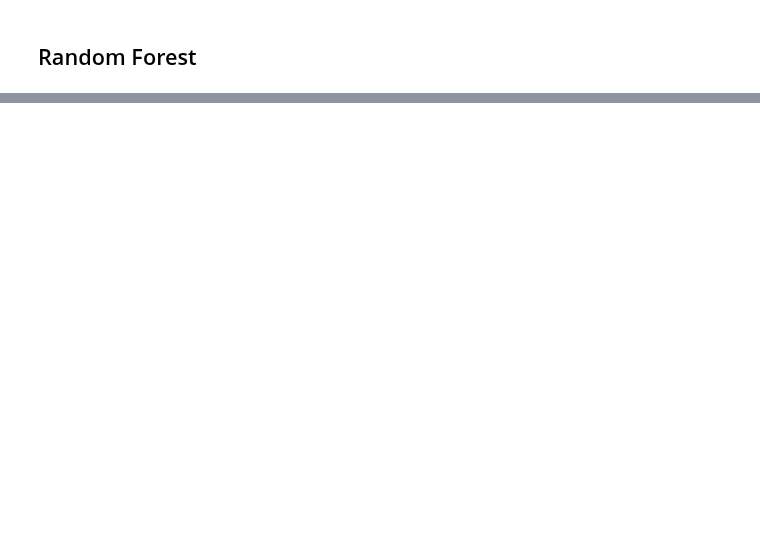
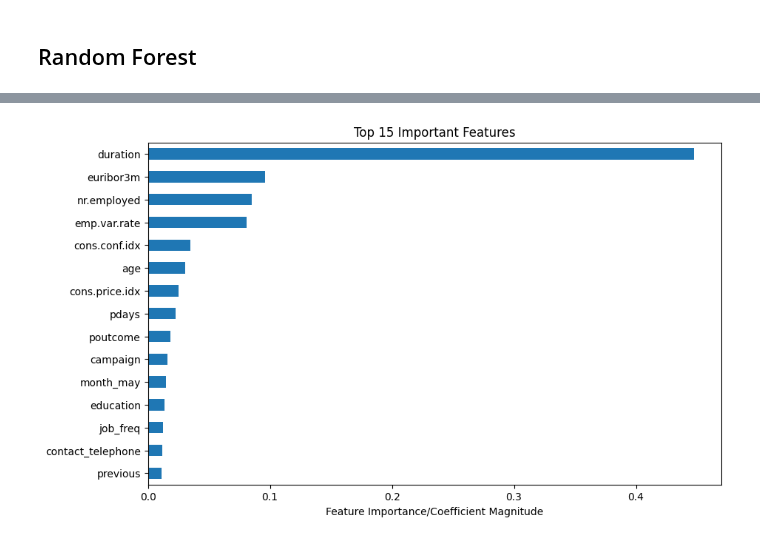
Before and after one commit to SpikyCherry/DSA3101_group9, a Jupyter notebook: question_4/A4_KPI_Analysis.ipynb, the cells around one changed output, grey strips where cells are left out. Drawn from its saved outputs; the diff is of its cells as text; code cells hidden in the pictures; blank space fills up the shorter version.

```diff
--- a/question_4/A4_KPI_Analysis.ipynb
+++ b/question_4/A4_KPI_Analysis.ipynb
@@ -284,40 +248,2 @@ plt.show()
 # %% [markdown]
 ## Random Forest
-# %%
-# Define parameter grid
-param_dist = {
-    'n_estimators': [100, 200, 300],  # Number of trees
-    'max_depth': [5, 10, 15, None],   # Tree depth (None means unlimited)
-    'min_samples_split': [2, 5, 10],  # Minimum samples to split a node
-    'min_samples_leaf': [1, 2, 4],    # Minimum samples per leaf
-    'class_weight': ['balanced', 'balanced_subsample'],  # Handle class imbalance
-}
-
-# Initialize base RandomForest model
-rf = RandomForestClassifier(random_state=42, n_jobs=-1)
-
-# Perform Randomized Search
-random_search = RandomizedSearchCV(
-    rf, param_distributions=param_dist, n_iter=20, cv=5,
-    scoring='roc_auc', n_jobs=-1, random_state=42
-)
-random_search.fit(X_train, y_train)
-
-# Get the best model
-best_rf = random_search.best_estimator_
-print("Best Parameters:", random_search.best_params_)
-
-# Train with the best parameters
-best_rf.fit(X_train, y_train)
-
-# Predictions
-y_pred = best_rf.predict(X_test)
-y_proba = best_rf.predict_proba(X_test)[:, 1]  # Probability scores for ROC-AUC
-
-# Evaluate
-print("Classification Report:\n", classification_report(y_test, y_pred))
-print(f"ROC-AUC Score: {roc_auc_score(y_test, y_proba):.3f}")
-
-# Perform 5-Fold Cross-Validation
-cv_scores = cross_val_score(best_rf, X_train, y_train, cv=5, scoring='accuracy')
-print(f"Cross-Validation Accuracy: {cv_scores.mean():.3f}")
@@ -349,0 +250,3 @@ plt.show()
+# %%
+best_rf = A4_model.find_best_random_forest_params(X_train, y_train)
+y_pred, y_proba, cv_accuracy = A4_model.train_and_evaluate_random_forest(best_rf, X_train, y_train, X_test, y_test)
@@ -349,0 +267,4 @@ plt.show()
+# %%
+functions.plot_top_features(best_rf, X)
+# %% [output]
+[figure, added]
```
Also changed, not shown: parts of 8 cells of this notebook, 2 other files.
